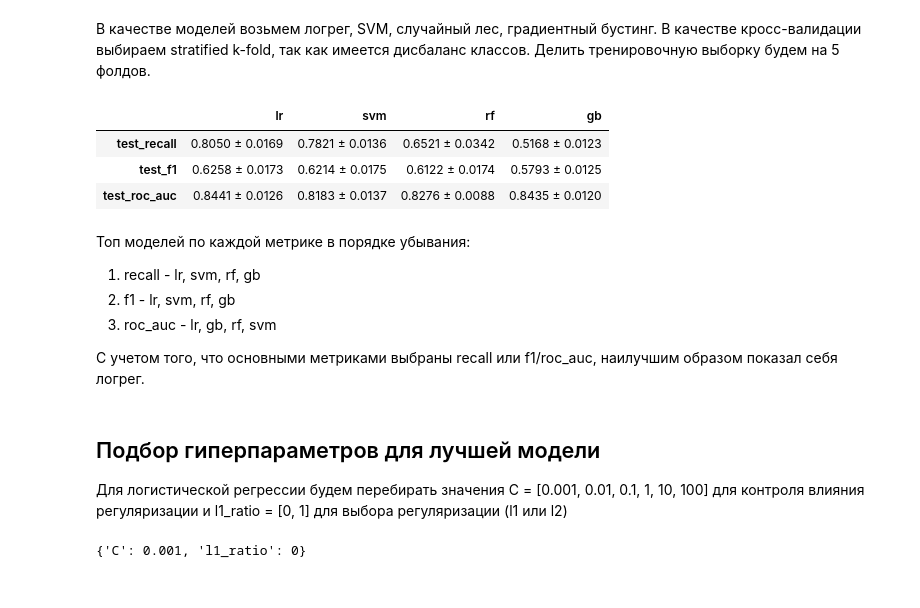
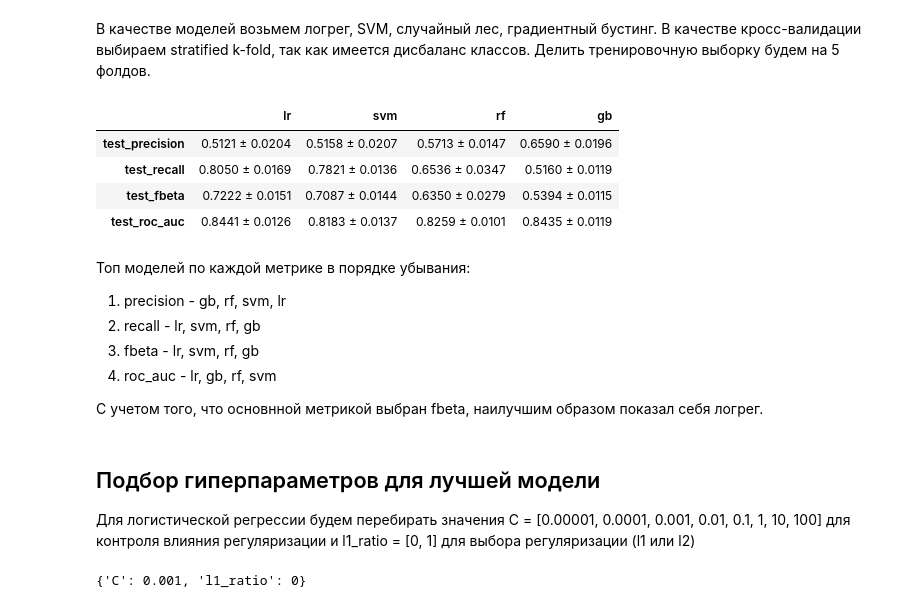
Before and after one commit to CondoR-R/telco-churn-project, a Jupyter notebook: notebooks/03_modeling.ipynb, the cells around one changed output. Drawn from its saved outputs; the diff is of its cells as text; code cells hidden in the pictures.

```diff
--- a/notebooks/03_modeling.ipynb
+++ b/notebooks/03_modeling.ipynb
@@ -9,3 +9,5 @@
+# %%
+BETA = 2 # значения для fbeta
 # %% [markdown]
 ## Импорт библиотек
 # %%
@@ -132,51 +135,59 @@ cv = sklearn.model_selection.StratifiedKFold(
 )
 
 # задаем список метрик
-metrics = ['recall', 'f1', 'roc_auc']
+fbeta_score = sklearn.metrics.fbeta_score
+metrics = {
+    'precision': 'precision',
+    'recall': 'recall',
+    'fbeta': sklearn.metrics.make_scorer(fbeta_score, beta=BETA),
+    'roc_auc': 'roc_auc'
+}
 
 # Обучаем каждую модель, применяем кросс-валидацию и сохраняем метрики
 scores = dict()
 for model_key in models:
     model = models[model_key]
 
     scores_raw = sklearn.model_selection.cross_validate(
         model,
         X=features_train_norm,
         y=labels_train,
         scoring=metrics,
         cv=cv
     )
 
     # преобразуем массивы в вид среднее ± std
     scores_dict = dict()
     for score_key in scores_raw:
         if score_key in ['fit_time', 'score_time']:
             continue
 
         mean = scores_raw[score_key].mean()
         std = scores_raw[score_key].std()
         scores_dict[score_key] = f'{mean:.04f} ± {std:.04f}'
     scores[model_key] = scores_dict
 
 scores_df = pd.DataFrame(scores)
 scores_df
 # %% [output]
 |  | lr | svm | rf | gb |
-| test_recall | 0.8050 ± 0.0169 | 0.7821 ± 0.0136 | 0.6521 ± 0.0342 | 0.5168 ± 0.0123 |
-| test_f1 | 0.6258 ± 0.0173 | 0.6214 ± 0.0175 | 0.6122 ± 0.0174 | 0.5793 ± 0.0125 |
-| test_roc_auc | 0.8441 ± 0.0126 | 0.8183 ± 0.0137 | 0.8276 ± 0.0088 | 0.8435 ± 0.0120 |
+| test_precision | 0.5121 ± 0.0204 | 0.5158 ± 0.0207 | 0.5713 ± 0.0147 | 0.6590 ± 0.0196 |
+| test_recall | 0.8050 ± 0.0169 | 0.7821 ± 0.0136 | 0.6536 ± 0.0347 | 0.5160 ± 0.0119 |
+| test_fbeta | 0.7222 ± 0.0151 | 0.7087 ± 0.0144 | 0.6350 ± 0.0279 | 0.5394 ± 0.0115 |
+| test_roc_auc | 0.8441 ± 0.0126 | 0.8183 ± 0.0137 | 0.8259 ± 0.0101 | 0.8435 ± 0.0119 |
 # %% [markdown]
 Топ моделей по каждой метрике в порядке убывания:
 
-1. recall    - lr, svm, rf, gb
-2. f1        - lr, svm, rf, gb
-3. roc_auc   - lr, gb, rf, svm
+1. precision - gb, rf, svm, lr
+2. recall    - lr, svm, rf, gb
+3. fbeta     - lr, svm, rf, gb
+4. roc_auc   - lr, gb, rf, svm
 
-С учетом того, что основными метриками выбраны recall или f1/roc_auc, наилучшим образом показал себя логрег.
+С учетом того, что основнной метрикой выбран fbeta, наилучшим образом показал себя логрег.
 # %% [markdown]
 ## Подбор гиперпараметров для лучшей модели
 
-Для логистической регрессии будем перебирать значения C = [0.001, 0.01, 0.1, 1, 10, 100] для контроля влияния регуляризации и l1_ratio = [0, 1] для выбора регуляризации (l1 или l2)
+Для логистической регрессии будем перебирать значения C = [0.00001, 0.0001, 0.001, 0.01, 0.1, 1, 10, 100] для контроля влияния регуляризации и l1_ratio = [0, 1] для выбора регуляризации (l1 или l2)
 # %%
 lr_model = sklearn.linear_model.LogisticRegression(
     class_weight='balanced', solver='liblinear'
```
Also changed, not shown: parts of 29 cells of this notebook, 3 other files.
